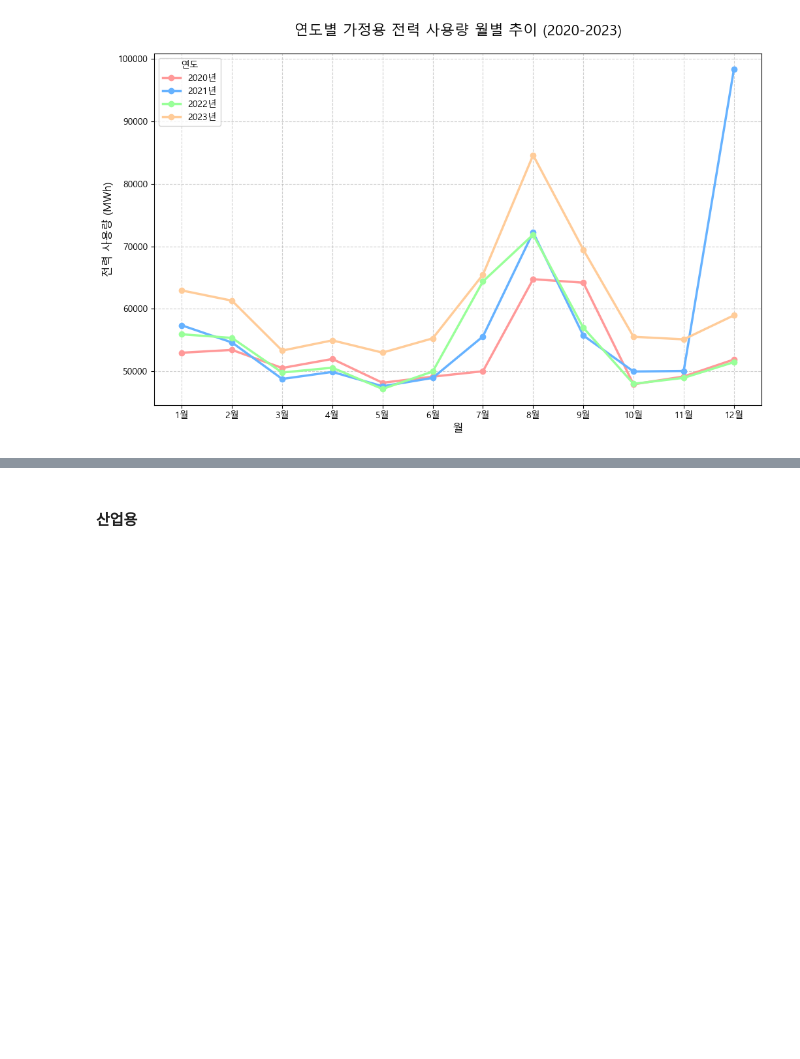
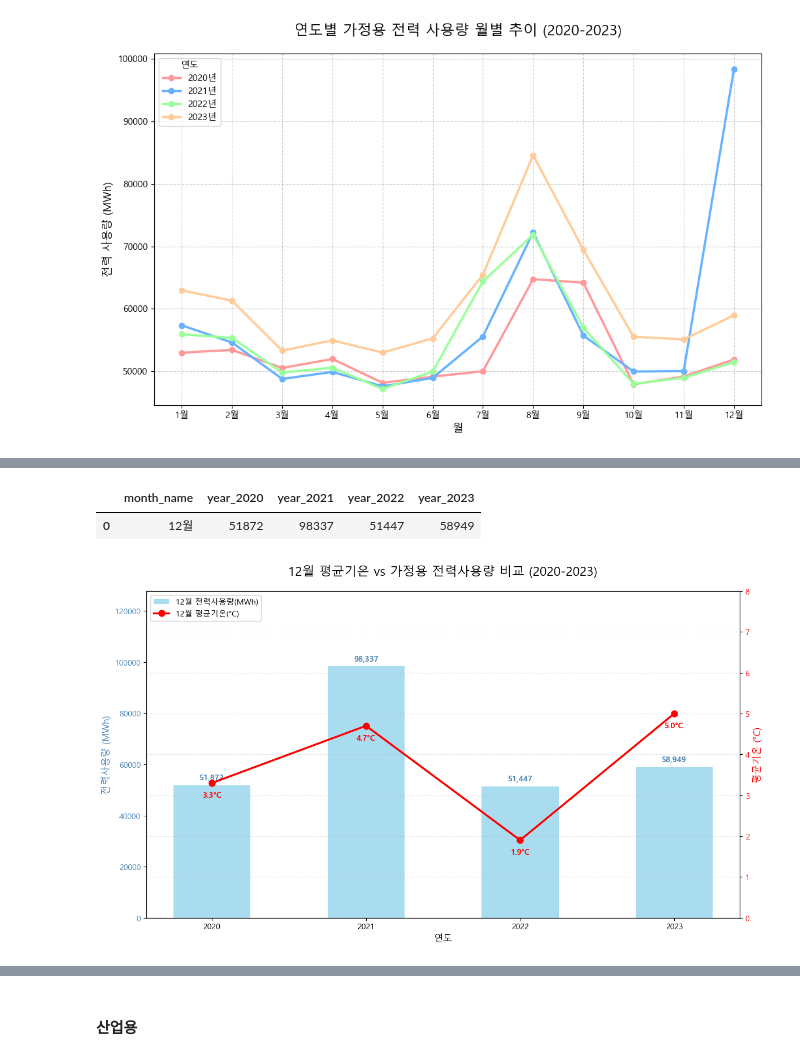
Before and after one commit to ddongse55-lab/DB_project, a Jupyter notebook: project03/project03_5.ipynb, the cells around one changed output, grey strips where cells are left out. Cells and saved outputs as stored; diff of their text form; code cells hidden in the pictures; blank space fills up the shorter version.

```diff
--- a/project03/project03_5.ipynb
+++ b/project03/project03_5.ipynb
@@ -56,0 +90,67 @@ plt.show()
+# %%
+df_usage = pd.read_csv('dec_home_usage.csv')
+df_usage
+# %% [output]
+|  | month_name | year_2020 | year_2021 | year_2022 | year_2023 |
+| 0 | 12월 | 51872 | 98337 | 51447 | 58949 |
+# %%
+import pandas as pd
+import matplotlib.pyplot as plt
+
+# 1. 시각화 설정 (한글 폰트)
+plt.rcParams['font.family'] = 'Malgun Gothic'
+plt.rcParams['axes.unicode_minus'] = False
+
+# 2. 데이터 준비 (정리된 데이터프레임을 가정)
+# 앞에서 정리한 df_temp와 df_usage를 그대로 사용합니다.
+years = ['2020', '2021', '2022', '2023']
+
+# 기온 데이터 (df_temp의 첫 번째 행 수치)
+temp_values = [3.3, 4.7, 1.9, 5.0]  # df_temp.iloc[0].values
+
+# 전력 사용량 데이터 (df_usage의 12월 행 수치)
+usage_values = [51872, 98337, 51447, 58949]  # df_usage.iloc[0, 1:5].values
+
+# 3. 그래프 그리기
+fig, ax1 = plt.subplots(figsize=(12, 7))
+
+# --- 막대 그래프: 12월 전력사용량 (왼쪽 Y축) ---
+bars = ax1.bar(years, usage_values, color='skyblue', alpha=0.7, label='12월 전력사용량(MWh)', width=0.5, zorder=2)
+ax1.set_xlabel('연도', fontsize=12)
+ax1.set_ylabel('전력사용량 (MWh)', color='steelblue', fontsize=12)
+ax1.tick_params(axis='y', labelcolor='steelblue')
+ax1.set_ylim(0, max(usage_values) * 1.3) # 상단 수치 표시를 위한 여백
+
+# 막대 위에 수치 표시
+for bar in bars:
+    height = bar.get_height()
+    ax1.text(bar.get_x() + bar.get_width()/2., height + 1500,
+             f'{int(height):,}', ha='center', va='bottom', color='steelblue', fontweight='bold')
+
+# --- 꺾은선 그래프: 평균 기온 (오른쪽 Y축) ---
+ax2 = ax1.twinx() # X축 공유
+line = ax2.plot(years, temp_values, color='red', marker='o', markersize=8,
+                linewidth=2.5, label='12월 평균기온(°C)', zorder=3)
+ax2.set_ylabel('평균기온 (°C)', color='red', fontsize=12)
+ax2.tick_params(axis='y', labelcolor='red')
+ax2.set_ylim(0, max(temp_values) + 3) # 기온 변화가 잘 보이게 범위 조정
+
+# 꺾은선 위에 수치 표시
+for i, txt in enumerate(temp_values):
+    ax2.annotate(f'{txt}°C', (years[i], temp_values[i]),
+                 textcoords="offset points", xytext=(0, -18), ha='center',
+                 color='red', fontweight='bold')
+
+# 4. 마무리 및 범례 정리
+plt.title('12월 평균기온 vs 가정용 전력사용량 비교 (2020-2023)', fontsize=16, pad=20)
+
+# 두 그래프의 범례를 합쳐서 하나로 표시
+lines1, labels1 = ax1.get_legend_handles_labels()
+lines2, labels2 = ax2.get_legend_handles_labels()
+ax2.legend(lines1 + lines2, labels1 + labels2, loc='upper left')
+
+plt.grid(True, axis='y', linestyle='--', alpha=0.3)
+plt.tight_layout()
+plt.show()
+# %% [output]
+[figure, added]
```
Also changed, not shown: parts of 6 cells of this notebook, 8 other files.
